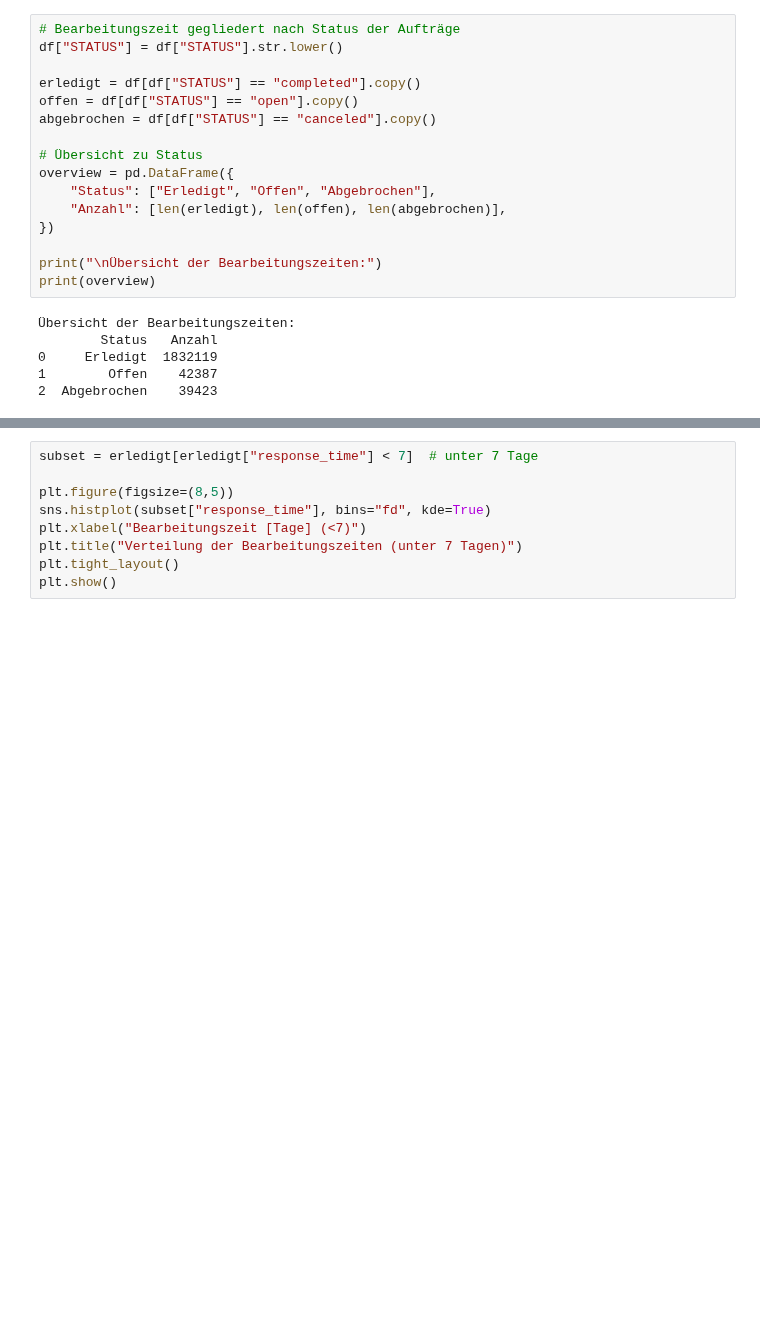
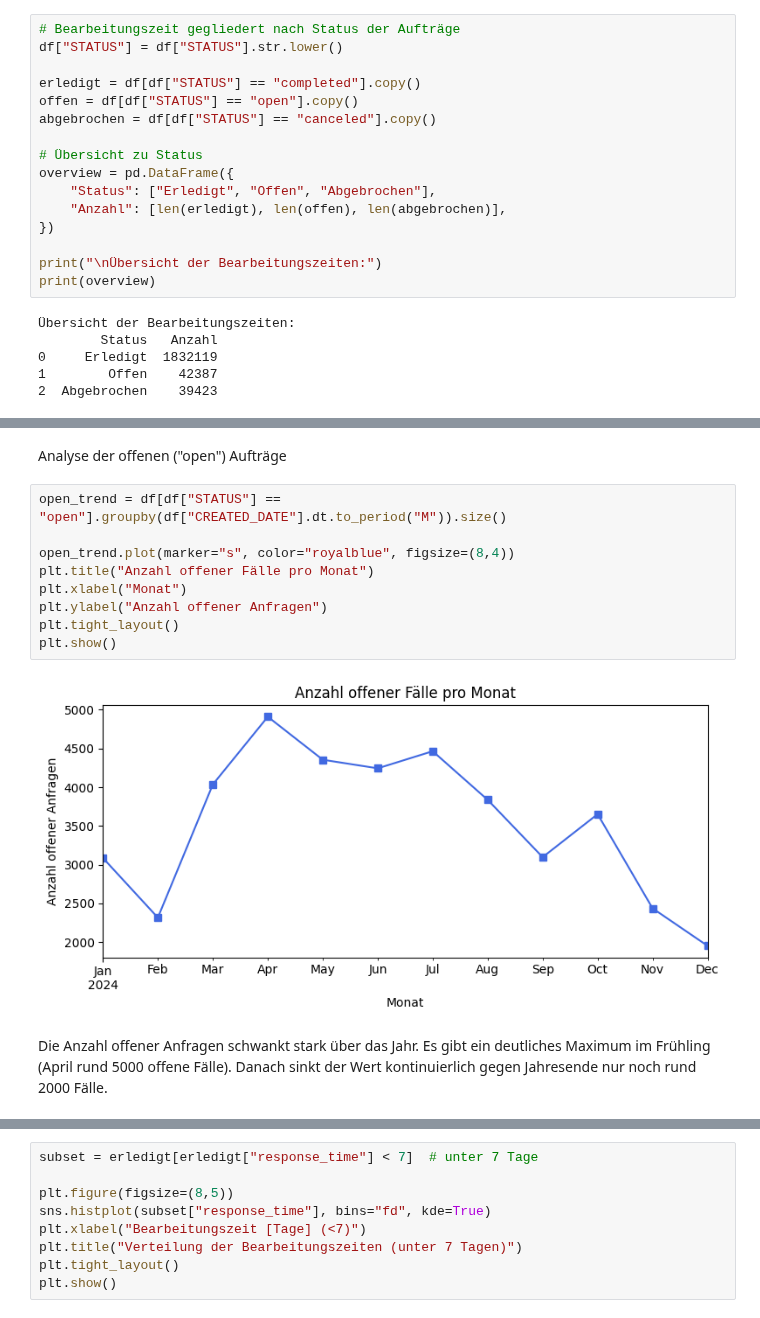
Before and after one commit to Ameowsle/Statistic-Macher, a Jupyter notebook: VL_3_Projekt.ipynb, the cells around one changed output, grey strips where cells are left out. Drawn from its saved outputs; the diff is of its cells as text; blank space fills up the shorter version.

```diff
--- a/VL_3_Projekt.ipynb
+++ b/VL_3_Projekt.ipynb
@@ -73,0 +125,17 @@ Verteilung der Bearbeitungszeiten (Histrogramm, ECDF, Boxplot)
+# %% [markdown]
+Analyse der offenen ("open") Aufträge
+# %%
+open_trend = df[df["STATUS"] == "open"].groupby(df["CREATED_DATE"].dt.to_period("M")).size()
+
+open_trend.plot(marker="s", color="royalblue", figsize=(8,4))
+plt.title("Anzahl offener Fälle pro Monat")
+plt.xlabel("Monat")
+plt.ylabel("Anzahl offener Anfragen")
+plt.tight_layout()
+plt.show()
+# %% [output]
+[figure, added]
+# %% [markdown]
+Die Anzahl offener Anfragen schwankt stark über das Jahr.
+Es gibt ein deutliches Maximum im Frühling (April rund 5000 offene Fälle).
+Danach sinkt der Wert kontinuierlich gegen Jahresende nur noch rund 2000 Fälle.
```
Also changed, not shown: parts of 13 cells of this notebook.
